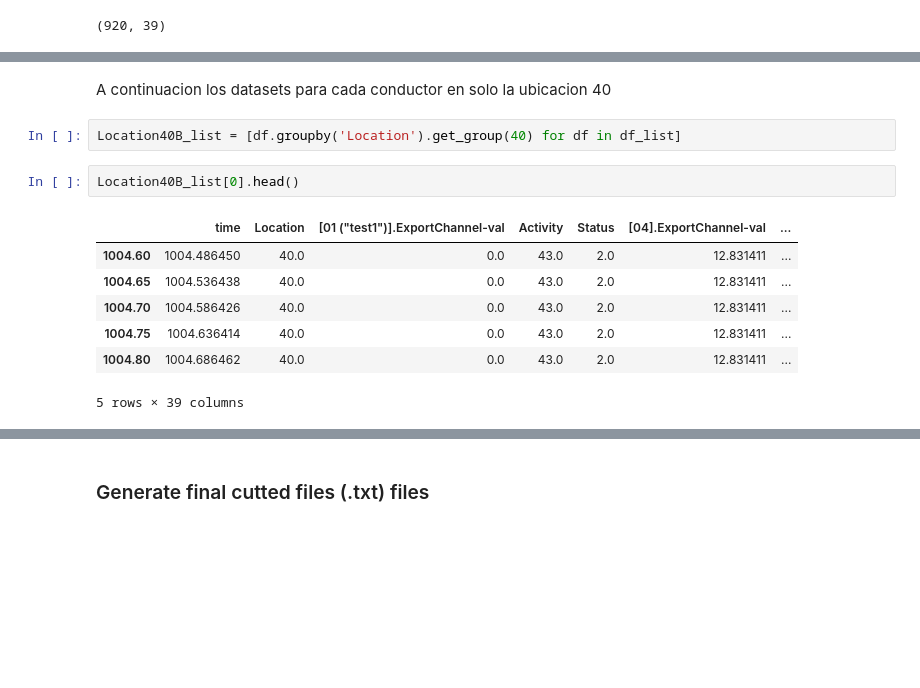
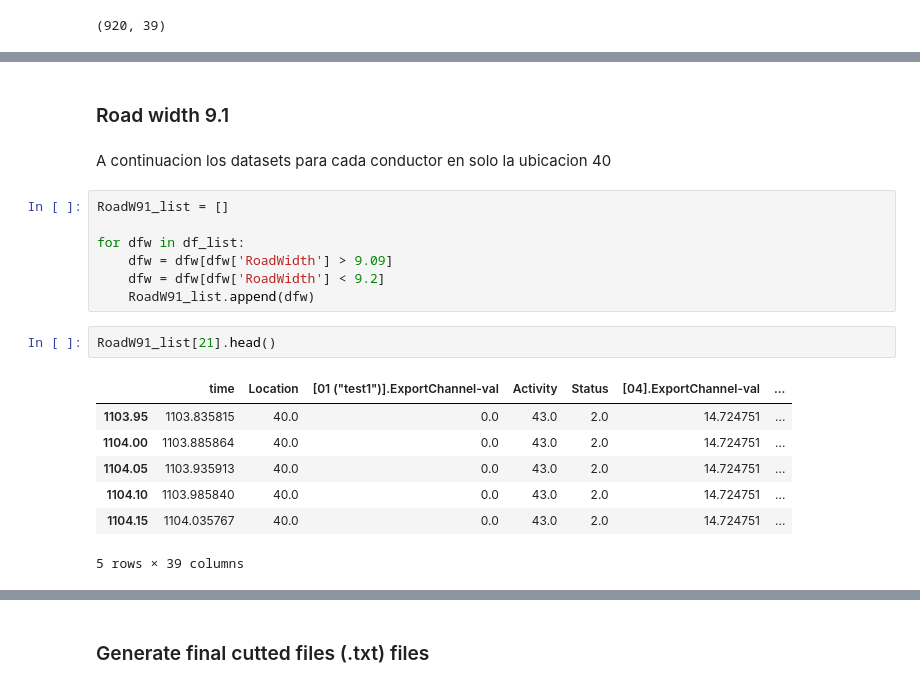
Before and after one commit to laonate/queensland, a Jupyter notebook: Testing.ipynb, the cells around one changed output, grey strips where cells are left out. Drawn from its saved outputs; the diff is of its cells as text; blank space fills up the shorter version.

```diff
--- a/Testing.ipynb
+++ b/Testing.ipynb
@@ -160,15 +165,22 @@ Location36B_list[16].shape
+# %% [markdown]
+### Road width 9.1
 # %% [markdown]
 A continuacion los datasets para cada conductor en solo la ubicacion 40
-# %%
-Location40B_list = [df.groupby('Location').get_group(40) for df in df_list]
-# %%
-Location40B_list[0].head()
-# %% [output]
-|  | time | Location | [01 ("test1")].ExportChannel-val | Activity | Status | [04].ExportChannel-val | ... |
-| 1004.60 | 1004.486450 | 40.0 | 0.0 | 43.0 | 2.0 | 12.831411 | ... |
-| 1004.65 | 1004.536438 | 40.0 | 0.0 | 43.0 | 2.0 | 12.831411 | ... |
-| 1004.70 | 1004.586426 | 40.0 | 0.0 | 43.0 | 2.0 | 12.831411 | ... |
-| 1004.75 | 1004.636414 | 40.0 | 0.0 | 43.0 | 2.0 | 12.831411 | ... |
-| 1004.80 | 1004.686462 | 40.0 | 0.0 | 43.0 | 2.0 | 12.831411 | ... |
-5 rows × 39 columns
+# %%
+RoadW91_list = []
+
+for dfw in df_list:
+    dfw = dfw[dfw['RoadWidth'] > 9.09]
+    dfw = dfw[dfw['RoadWidth'] < 9.2]
+    RoadW91_list.append(dfw)
+# %%
+RoadW91_list[21].head()
+# %% [output]
+|  | time | Location | [01 ("test1")].ExportChannel-val | Activity | Status | [04].ExportChannel-val | ... |
+| 1103.95 | 1103.835815 | 40.0 | 0.0 | 43.0 | 2.0 | 14.724751 | ... |
+| 1104.00 | 1103.885864 | 40.0 | 0.0 | 43.0 | 2.0 | 14.724751 | ... |
+| 1104.05 | 1103.935913 | 40.0 | 0.0 | 43.0 | 2.0 | 14.724751 | ... |
+| 1104.10 | 1103.985840 | 40.0 | 0.0 | 43.0 | 2.0 | 14.724751 | ... |
+| 1104.15 | 1104.035767 | 40.0 | 0.0 | 43.0 | 2.0 | 14.724751 | ... |
+5 rows × 39 columns
 # %%
```
Also changed, not shown: parts of 59 cells of this notebook.
